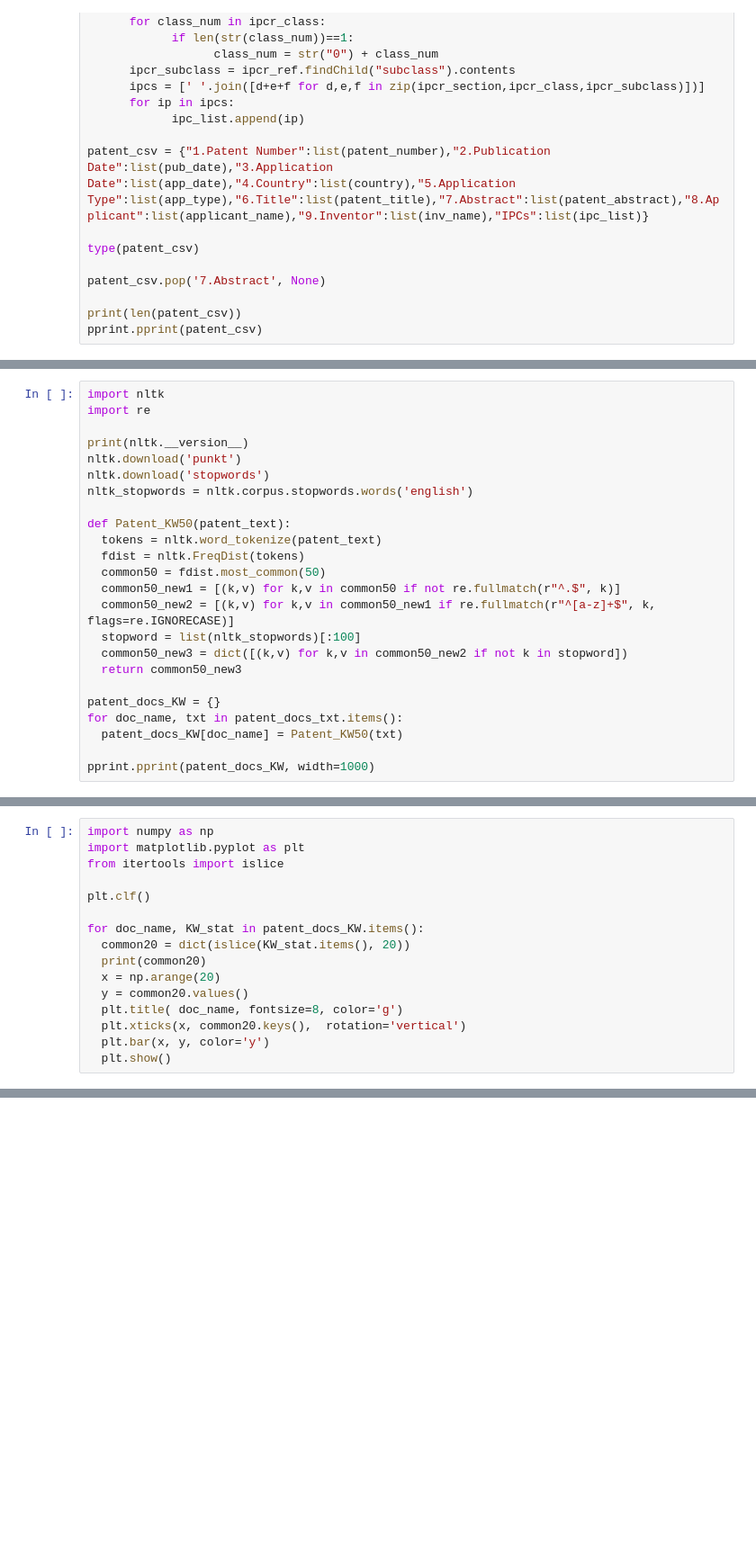
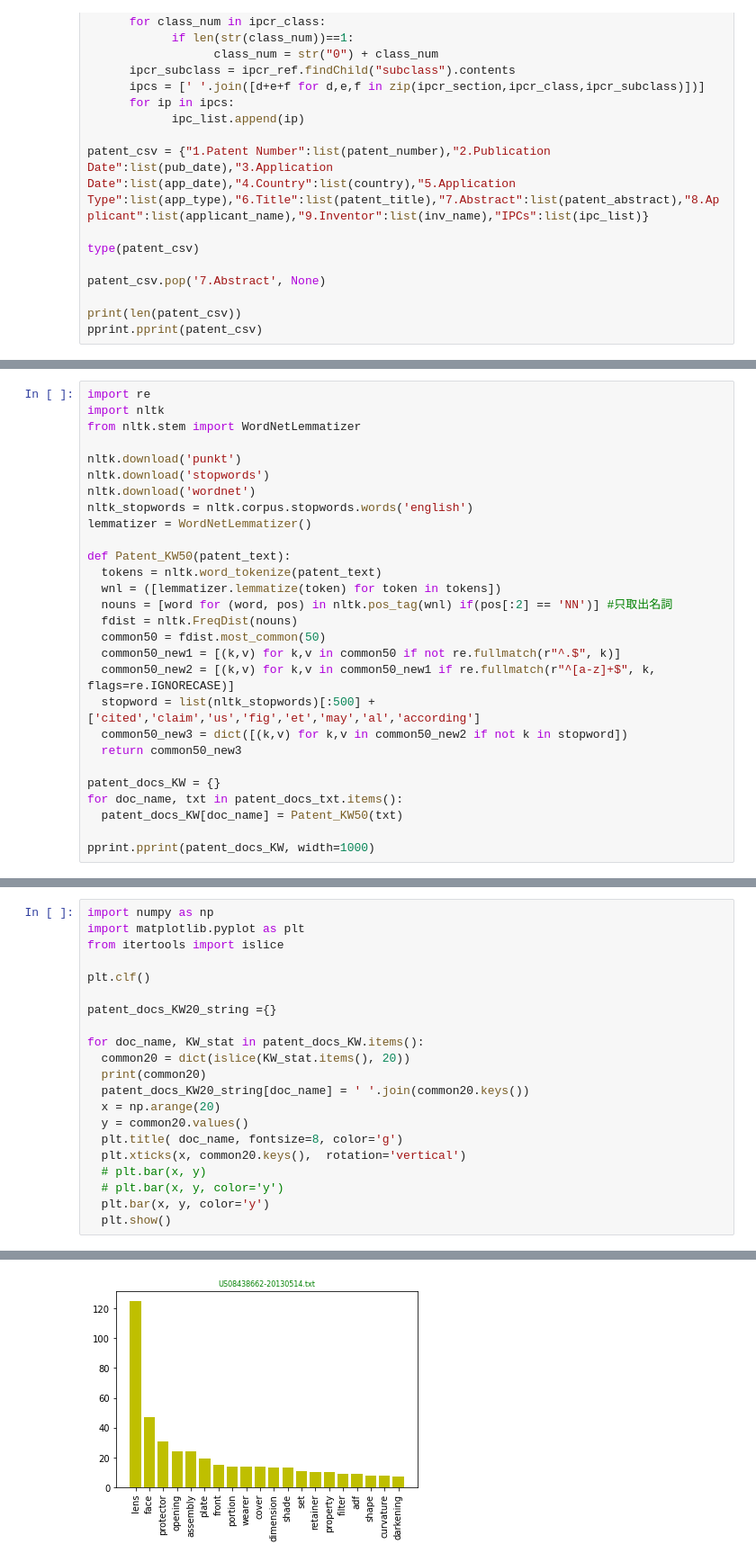
Before and after one commit to Ellomorce/USPTO_Patent_Parser, a Jupyter notebook: NTUTDS/group6proto.ipynb, the cells around one changed output, grey strips where cells are left out. Shown at 90% size. Saved outputs shown, nothing was run; the diff lists cells and outputs as text; blank space fills up the shorter version.

```diff
--- a/NTUTDS/group6proto.ipynb
+++ b/NTUTDS/group6proto.ipynb
@@ -122,19 +156,23 @@ pprint.pprint(patent_docs_txt, depth=1, width=10000)
 # %%
+import re
 import nltk
-import re
+from nltk.stem import WordNetLemmatizer
 
-print(nltk.__version__)
 nltk.download('punkt')
 nltk.download('stopwords')
+nltk.download('wordnet')
 nltk_stopwords = nltk.corpus.stopwords.words('english')
+lemmatizer = WordNetLemmatizer()
 
 def Patent_KW50(patent_text):
   tokens = nltk.word_tokenize(patent_text)
-  fdist = nltk.FreqDist(tokens)
+  wnl = ([lemmatizer.lemmatize(token) for token in tokens])
+  nouns = [word for (word, pos) in nltk.pos_tag(wnl) if(pos[:2] == 'NN')] #只取出名詞
+  fdist = nltk.FreqDist(nouns)
   common50 = fdist.most_common(50)
   common50_new1 = [(k,v) for k,v in common50 if not re.fullmatch(r"^.$", k)]
   common50_new2 = [(k,v) for k,v in common50_new1 if re.fullmatch(r"^[a-z]+$", k, flags=re.IGNORECASE)]
-  stopword = list(nltk_stopwords)[:100]
+  stopword = list(nltk_stopwords)[:500] + ['cited','claim','us','fig','et','may','al','according']
   common50_new3 = dict([(k,v) for k,v in common50_new2 if not k in stopword])
   return common50_new3
 
@@ -168,12 +208,18 @@ from itertools import islice
 
 plt.clf()
 
+patent_docs_KW20_string ={}
+
 for doc_name, KW_stat in patent_docs_KW.items():
   common20 = dict(islice(KW_stat.items(), 20))
   print(common20)
+  patent_docs_KW20_string[doc_name] = ' '.join(common20.keys())
   x = np.arange(20)
   y = common20.values()
   plt.title( doc_name, fontsize=8, color='g')
   plt.xticks(x, common20.keys(),  rotation='vertical')
+  # plt.bar(x, y)
+  # plt.bar(x, y, color='y')
   plt.bar(x, y, color='y')
   plt.show()
+# %% [output]
@@ -179,0 +227 @@ for doc_name, KW_stat in patent_docs_KW.items():
+[figure, added]
```
Also changed, not shown: parts of 6 cells of this notebook.
